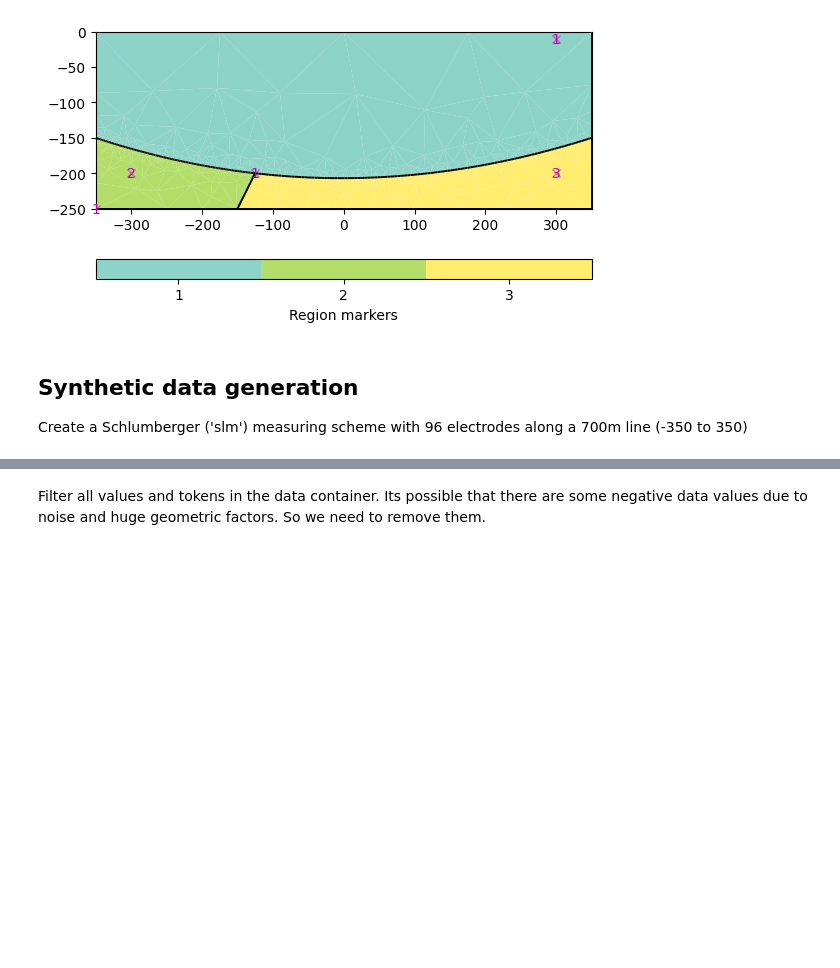
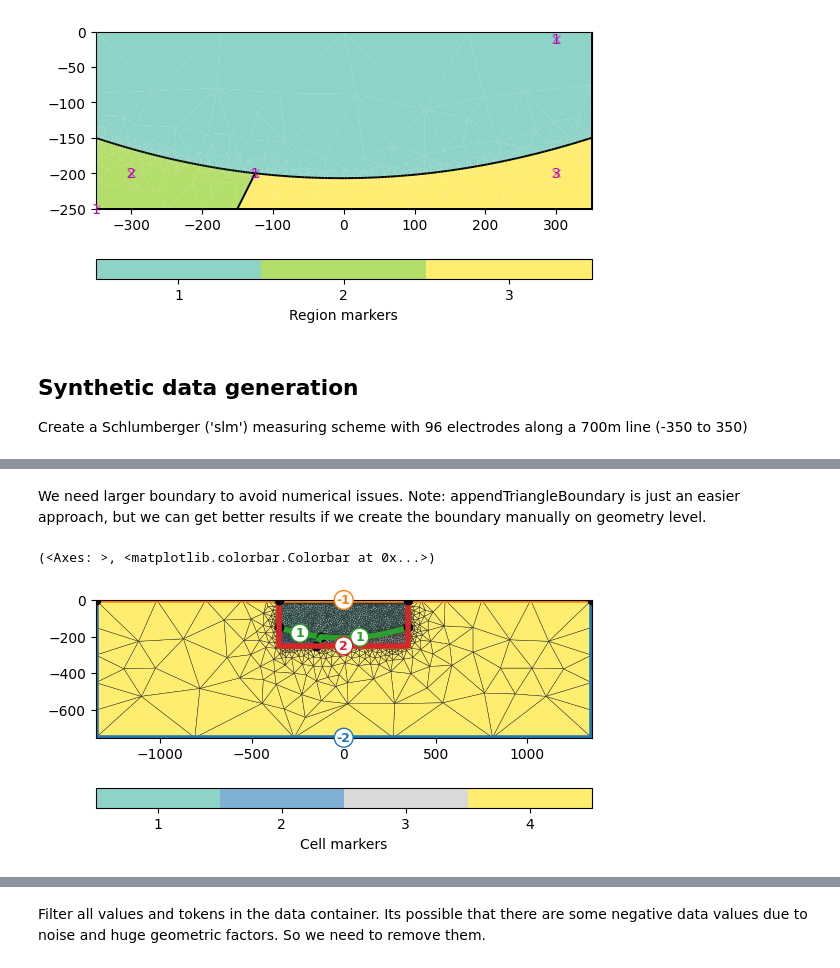
Before and after one commit to jcmefra/Aguas_Vichy, a Jupyter notebook: Modelling_complex.ipynb, the cells around one changed output, grey strips where cells are left out. Cells and saved outputs as stored; diff of their text form; code cells hidden in the pictures; blank space fills up the shorter version.

```diff
--- a/Modelling_complex.ipynb
+++ b/Modelling_complex.ipynb
@@ -86,0 +87,10 @@ pg.show(mesh, data=rhomap, label=pg.unit('res'), showMesh=True)
+# %% [markdown]
+We need larger boundary to avoid numerical issues.
+Note: appendTriangleBoundary is just an easier approach, but we can get better results if we create the boundary manually on geometry level.
+# %%
+mesh = mt.appendTriangleBoundary(mesh, xbound=1000, ybound=500, marker=4)
+
+pg.show(mesh, markers=True, showMesh=True)
+# %% [output]
+(<Axes: >, <matplotlib.colorbar.Colorbar at 0x...>)
+[figure, added]
```
Also changed, not shown: parts of 20 cells of this notebook, 2 other files.
